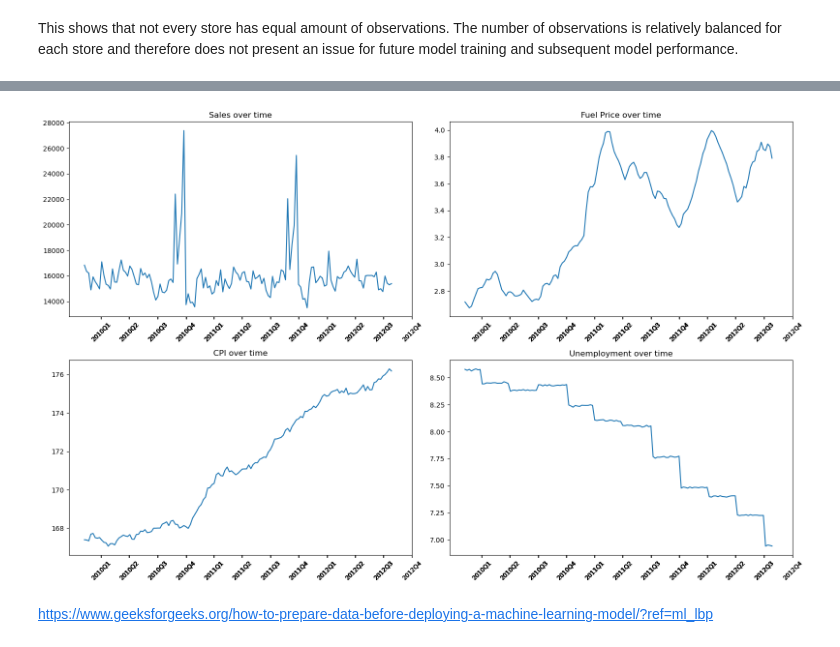
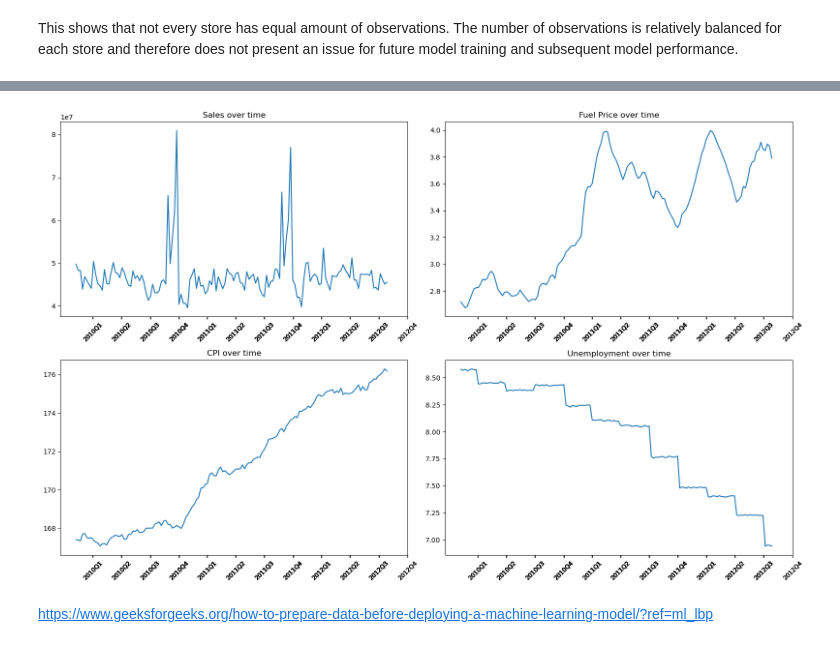
Before and after one commit to FelixRaph/Data-Science-Portfolio, a Jupyter notebook: Time_Series_Forecasting.ipynb, the cells around one changed output, grey strips where cells are left out. Drawn from its saved outputs; the diff is of its cells as text; code cells hidden in the pictures.

```diff
--- a/Time_Series_Forecasting.ipynb
+++ b/Time_Series_Forecasting.ipynb
@@ -77,38 +79,38 @@ data_raw.describe()
 data_raw['Date'] = pd.to_datetime(data_raw['Date'])
 
 figure, axis = plt.subplots(2, 2, figsize=(16, 10))
-sales = data_raw.groupby('Date')['Weekly_Sales'].mean()
+sales = data_raw.groupby('Date')['Weekly_Sales'].sum()
 fuel_price = data_raw.groupby('Date')['Fuel_Price'].mean()
 cpi = data_raw.groupby('Date')['CPI'].mean()
 unemployment = data_raw.groupby('Date')['Unemployment'].mean()
 time = data_raw['Date'].unique()
 
 quarters = pd.PeriodIndex(time, freq='Q')
 
 axis[0, 0].plot(time, sales)
 axis[0, 0].set_title("Sales over time")
 axis[0, 0].set_xticks(quarters)
 axis[0, 0].set_xticklabels(quarters, rotation=45, fontsize = 9)
 
 axis[0, 1].plot(time, fuel_price)
 axis[0, 1].set_title("Fuel Price over time")
 axis[0, 1].set_xticks(quarters)
 axis[0, 1].set_xticklabels(quarters, rotation=45, fontsize = 9)
 
 axis[1, 0].plot(time, cpi)
 axis[1, 0].set_title("CPI over time")
 axis[1, 0].set_xticks(quarters)
 axis[1, 0].set_xticklabels(quarters, rotation=45, fontsize = 9)
 
 axis[1, 1].plot(time, unemployment)
 axis[1, 1].set_title("Unemployment over time")
 axis[1, 1].set_xticks(quarters)
 axis[1, 1].set_xticklabels(quarters, rotation=45, fontsize = 9)
 
 plt.tight_layout()
 plt.show()
 # %% [output]
-[figure, old version]
+[figure, new version]
 # %% [markdown]
 https://www.geeksforgeeks.org/how-to-prepare-data-before-deploying-a-machine-learning-model/?ref=ml_lbp
 # %%
```
Also changed, not shown: parts of 32 cells of this notebook.
